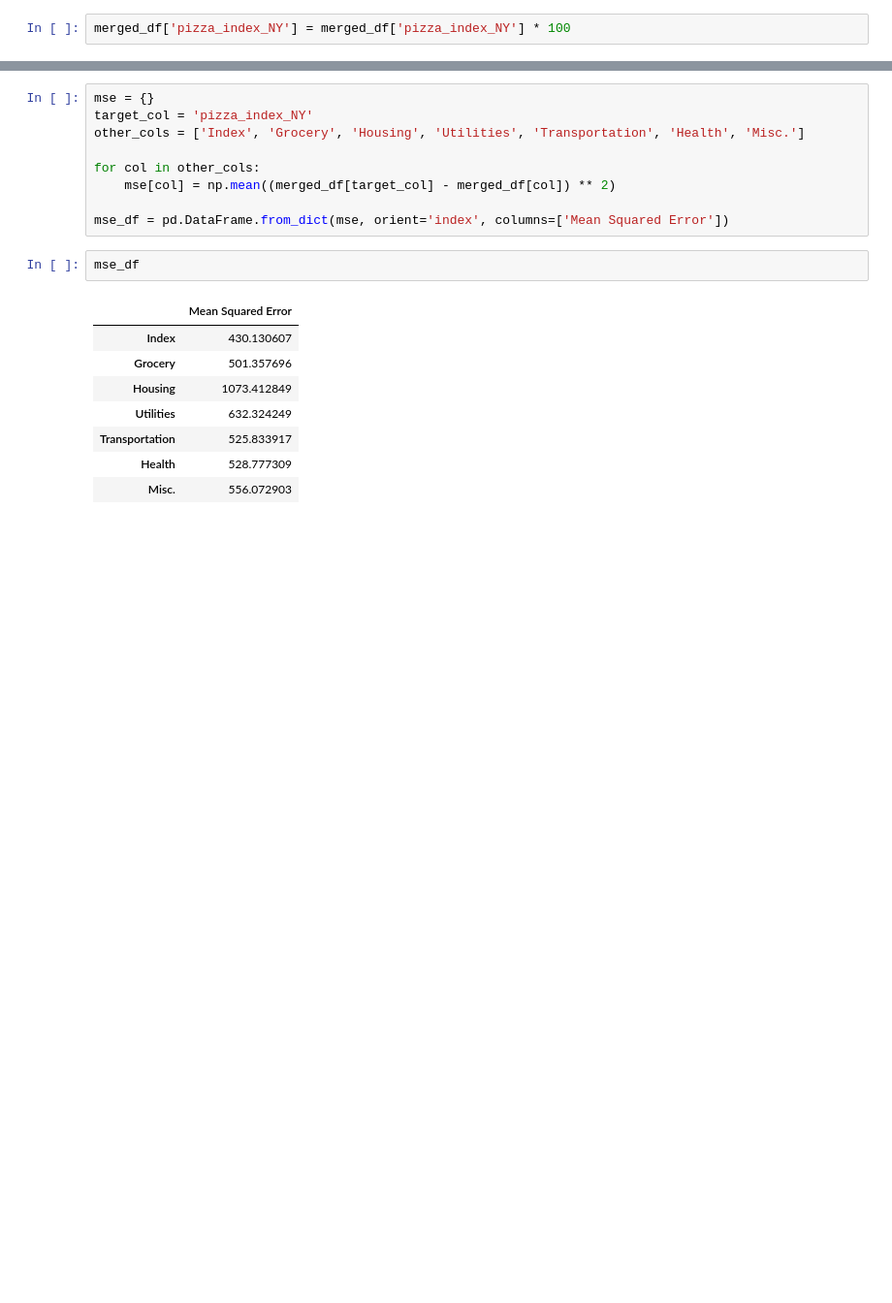
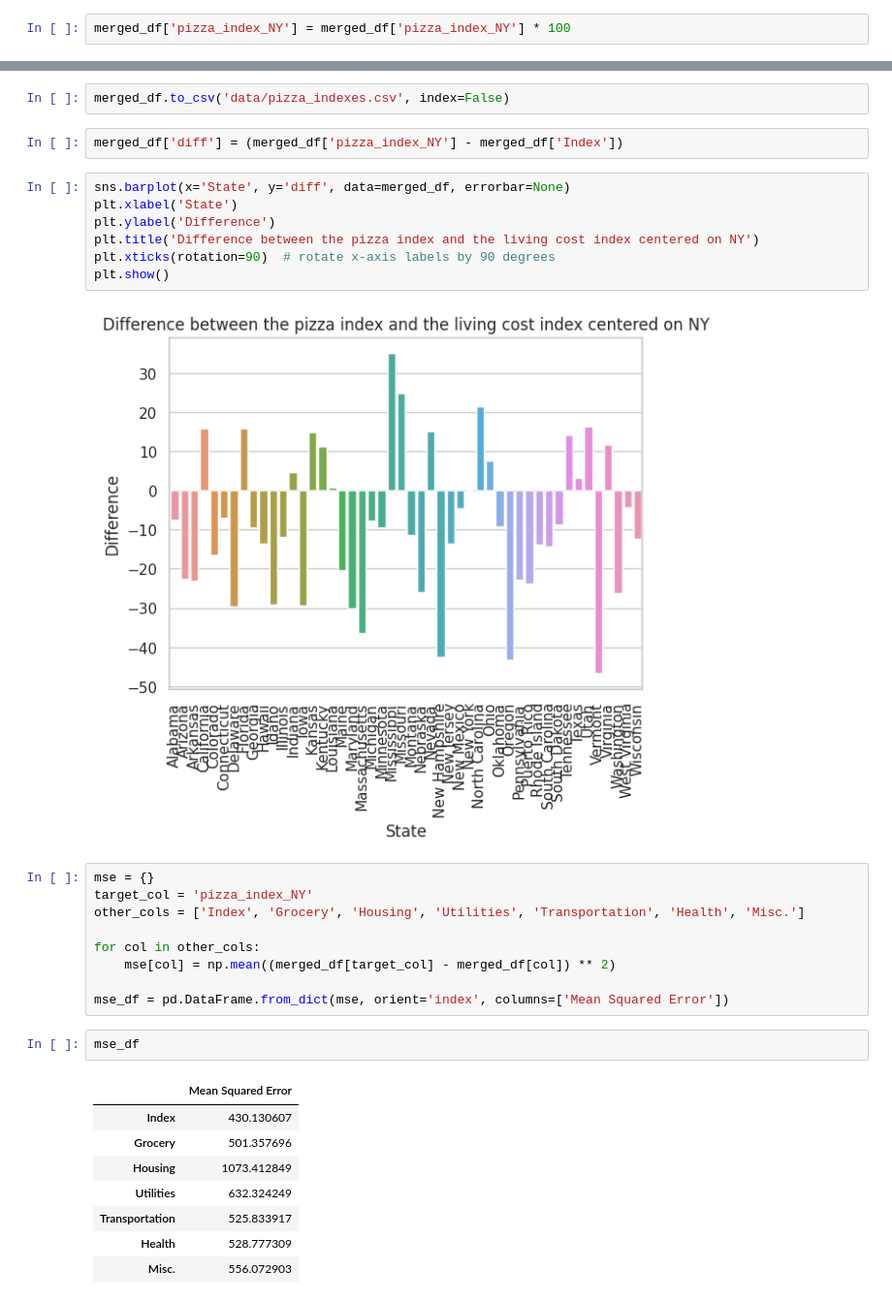
Before and after one commit to com-480-data-visualization/project-2023-viz-exe, a Jupyter notebook: Pizza_index.ipynb, the cells around one changed output, grey strips where cells are left out. Shown at 97% size. Drawn from its saved outputs; the diff is of its cells as text; blank space fills up the shorter version.

```diff
--- a/Pizza_index.ipynb
+++ b/Pizza_index.ipynb
@@ -284,3 +387,16 @@ merged_df.sample(3)
+# %%
+merged_df.to_csv('data/pizza_indexes.csv', index=False)
+# %%
+merged_df['diff'] = (merged_df['pizza_index_NY'] - merged_df['Index'])
+# %%
+sns.barplot(x='State', y='diff', data=merged_df, errorbar=None)
+plt.xlabel('State')
+plt.ylabel('Difference')
+plt.title('Difference between the pizza index and the living cost index centered on NY')
+plt.xticks(rotation=90)  # rotate x-axis labels by 90 degrees
+plt.show()
+# %% [output]
+[figure, added]
 # %%
 mse = {}
 target_col = 'pizza_index_NY'
```
Also changed, not shown: parts of 20 cells of this notebook.
